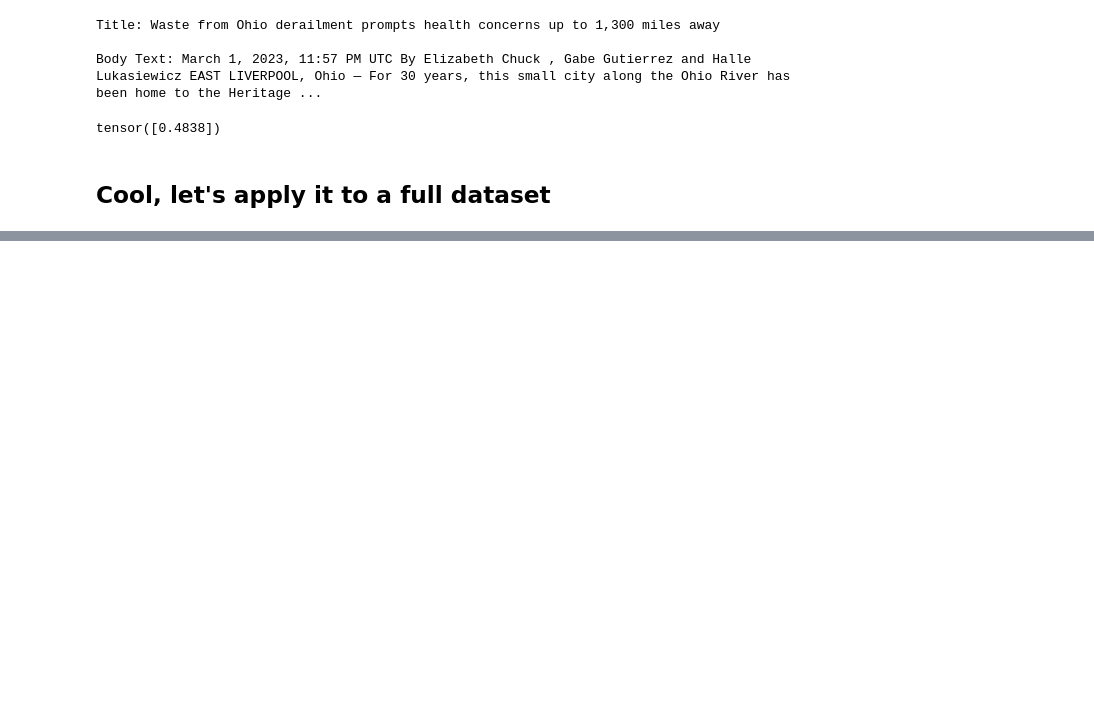
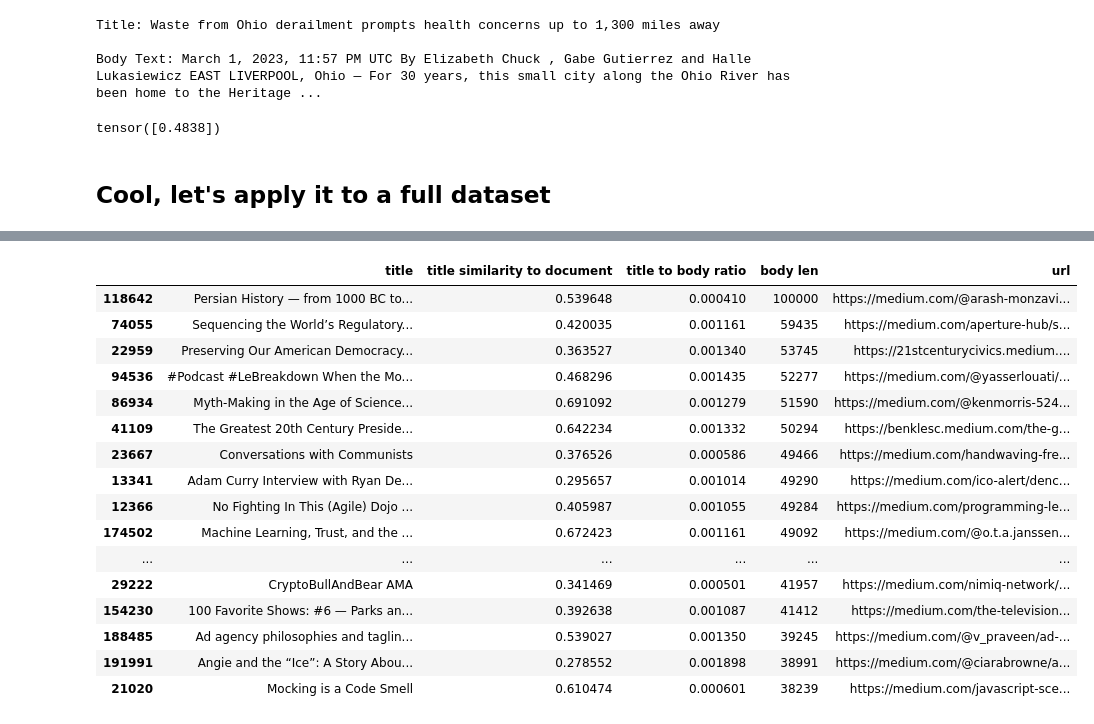
Before and after one commit to DecafSunrise/Hollandaise, a Jupyter notebook: Embeddings/How similar are document titles to bodies.ipynb, the cells around one changed output, grey strips where cells are left out. Saved outputs shown, nothing was run; the diff lists cells and outputs as text; code cells hidden in the pictures; blank space fills up the shorter version.

```diff
--- a/Embeddings/How similar are document titles to bodies.ipynb
+++ b/Embeddings/How similar are document titles to bodies.ipynb
@@ -84,0 +91,20 @@ df[['title', 'url','title similarity to document']].sort_values(by='title simila
+# %%
+df[['title', 'title similarity to document', 'title to body ratio', 'body len', 'url']].sort_values(by='body len', ascending=False).head(25)
+# %% [output]
+|  | title | title similarity to document | title to body ratio | body len | url |
+| 118642 | Persian History — from 1000 BC to... | 0.539648 | 0.000410 | 100000 | https://medium.com/@arash-monzavi... |
+| 74055 | Sequencing the World’s Regulatory... | 0.420035 | 0.001161 | 59435 | https://medium.com/aperture-hub/s... |
+| 22959 | Preserving Our American Democracy... | 0.363527 | 0.001340 | 53745 | https://21stcenturycivics.medium.... |
+| 94536 | #Podcast #LeBreakdown When the Mo... | 0.468296 | 0.001435 | 52277 | https://medium.com/@yasserlouati/... |
+| 86934 | Myth-Making in the Age of Science... | 0.691092 | 0.001279 | 51590 | https://medium.com/@kenmorris-524... |
+| 41109 | The Greatest 20th Century Preside... | 0.642234 | 0.001332 | 50294 | https://benklesc.medium.com/the-g... |
+| 23667 | Conversations with Communists | 0.376526 | 0.000586 | 49466 | https://medium.com/handwaving-fre... |
+| 13341 | Adam Curry Interview with Ryan De... | 0.295657 | 0.001014 | 49290 | https://medium.com/ico-alert/denc... |
+| 12366 | No Fighting In This (Agile) Dojo ... | 0.405987 | 0.001055 | 49284 | https://medium.com/programming-le... |
+| 174502 | Machine Learning, Trust, and the ... | 0.672423 | 0.001161 | 49092 | https://medium.com/@o.t.a.janssen... |
+| ... | ... | ... | ... | ... | ... |
+| 29222 | CryptoBullAndBear AMA | 0.341469 | 0.000501 | 41957 | https://medium.com/nimiq-network/... |
+| 154230 | 100 Favorite Shows: #6 — Parks an... | 0.392638 | 0.001087 | 41412 | https://medium.com/the-television... |
+| 188485 | Ad agency philosophies and taglin... | 0.539027 | 0.001350 | 39245 | https://medium.com/@v_praveen/ad-... |
+| 191991 | Angie and the “Ice”: A Story Abou... | 0.278552 | 0.001898 | 38991 | https://medium.com/@ciarabrowne/a... |
+| 21020 | Mocking is a Code Smell | 0.610474 | 0.000601 | 38239 | https://medium.com/javascript-sce... |
```
Also changed, not shown: parts of 5 cells of this notebook.
